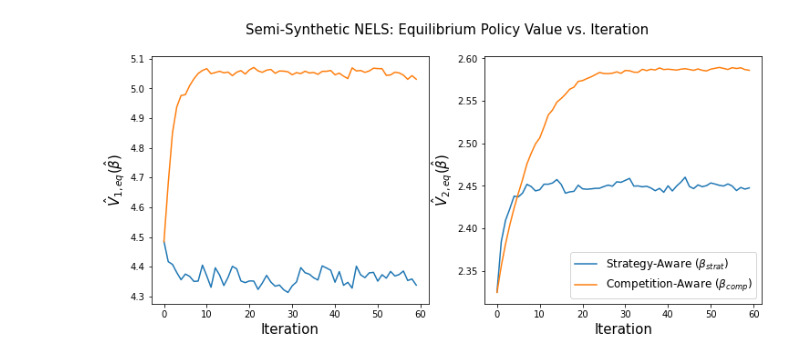
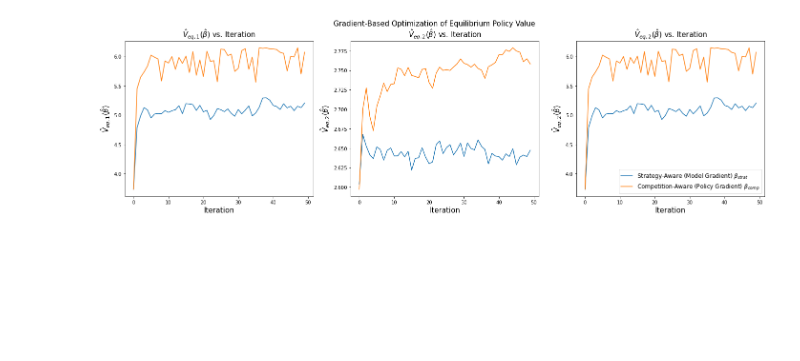
Before and after one commit to roshni714/policy-learning-competing-agents, a Jupyter notebook: paper-figure-6.ipynb, the cells around one changed output. Cells and saved outputs as stored; diff of their text form; code cells hidden in the pictures; blank space fills up the shorter version.

```diff
--- a/paper-figure-6.ipynb
+++ b/paper-figure-6.ipynb
@@ -3,11 +3,14 @@ import matplotlib.pyplot as plt
 import pandas as pd
 import numpy as np
 # %%
-df1 = pd.read_csv("results/nels_etas_11-26-22_seed_0_method_partial_deriv_loss_beta_train.csv")
-df2 = pd.read_csv("results/nels_etas_11-26-22_seed_0_method_total_deriv_train.csv")
+df1 = pd.read_csv("results/nels_etas_12-11-23_seed_0_method_partial_deriv_loss_beta_train.csv")
+df2 = pd.read_csv("results/nels_etas_12-11-23_seed_0_method_total_deriv_train.csv")
 # %%
-df4 = pd.read_csv("results/nels_months_attended_11-26-22_seed_0_method_partial_deriv_loss_beta_train.csv")
-df5 = pd.read_csv("results/nels_months_attended_11-26-22_seed_0_method_total_deriv_train.csv")
+df3 = pd.read_csv("results/nels_months_attended_12-11-23_seed_0_method_partial_deriv_loss_beta_train.csv")
+df4 = pd.read_csv("results/nels_months_attended_12-11-23_seed_0_method_total_deriv_train.csv")
+# %%
+df5 = pd.read_csv("results/nels_months_attended_12-11-23_seed_0_method_partial_deriv_loss_beta_train.csv")
+df6 = pd.read_csv("results/nels_months_attended_12-11-23_seed_0_method_total_deriv_train.csv")
 # %%
 def conversion_method(arr):
     l = []
@@ -17,17 +20,28 @@ def conversion_method(arr):
         l.append(np.array(t).reshape(10, 1))
     return l
 # %%
-fig, ax = plt.subplots(1, 2, figsize=(12, 5))
-ax[0].plot(df4["iteration"], -df4["loss"], label="Strategy-Aware " + r"$(\beta_{strat})$")
-ax[0].plot(df5["iteration"], -df5["loss"], label="Competition-Aware " + r"$(\beta_{comp})$")
-ax[1].plot(df1["iteration"], -df1["loss"], label="Strategy-Aware " + r"$(\beta_{strat})$")
-ax[1].plot(df2["iteration"], -df2["loss"], label="Competition-Aware " + r"$(\beta_{comp})$")
+fig, ax = plt.subplots(1, 3, figsize=(24, 6))
+ax[0].plot(df3["iteration"], -df3["loss"], label="Strategy-Aware (Model Gradient) " + r"$\beta_{strat}$")
+ax[0].plot(df4["iteration"], -df4["loss"], label="Competition-Aware (Policy Gradient) " + r"$\beta_{comp}$")
+ax[1].plot(df1["iteration"], -df1["loss"], label="Strategy-Aware (Model Gradient) " + r"$\beta_{strat}$")
+ax[1].plot(df2["iteration"], -df2["loss"], label="Competition-Aware (Policy Gradient) " + r"$\beta_{comp}$")
+ax[2].plot(df5["iteration"], -df5["loss"], label="Strategy-Aware (Model Gradient) " + r"$\beta_{strat}$")
+ax[2].plot(df6["iteration"], -df6["loss"], label="Competition-Aware (Policy Gradient) " + r"$\beta_{comp}$")
+
 ax[0].set_xlabel("Iteration", fontsize=15)
 ax[1].set_xlabel("Iteration", fontsize=15)
-ax[0].set_ylabel(r"$\hat{V}_{1,eq}(\hat{\beta})$", fontsize=15)
-ax[1].set_ylabel(r"$\hat{V}_{2,eq}(\hat{\beta})$", fontsize=15)
+ax[2].set_xlabel("Iteration", fontsize=15)
+
+ax[0].set_ylabel(r"$\hat{V}_{eq, 1}(\hat{\beta})$", fontsize=15)
+ax[1].set_ylabel(r"$\hat{V}_{eq, 2}(\hat{\beta})$", fontsize=15)
+ax[2].set_ylabel(r"$\hat{V}_{eq, 2}(\hat{\beta})$", fontsize=15)
+
+ax[0].set_title(r"$\hat{V}_{eq, 1}(\hat{\beta})$" + " vs. Iteration", fontsize=15)
+ax[1].set_title(r"$\hat{V}_{eq, 2}(\hat{\beta})$" + " vs. Iteration", fontsize=15)
+ax[2].set_title(r"$\hat{V}_{eq, 2}(\hat{\beta})$" + " vs. Iteration", fontsize=15)
+
 plt.legend(fontsize=12)
-plt.suptitle("Semi-Synthetic NELS: Equilibrium Policy Value vs. Iteration", fontsize=15)
+plt.suptitle("Gradient-Based Optimization of Equilibrium Policy Value", fontsize=15)
 plt.savefig("figs/paper-figure-6.pdf", bbox_inches='tight')
 # %% [output]
-[figure, old version]
+[figure, new version]
```
Also changed, not shown: 16 other files.
